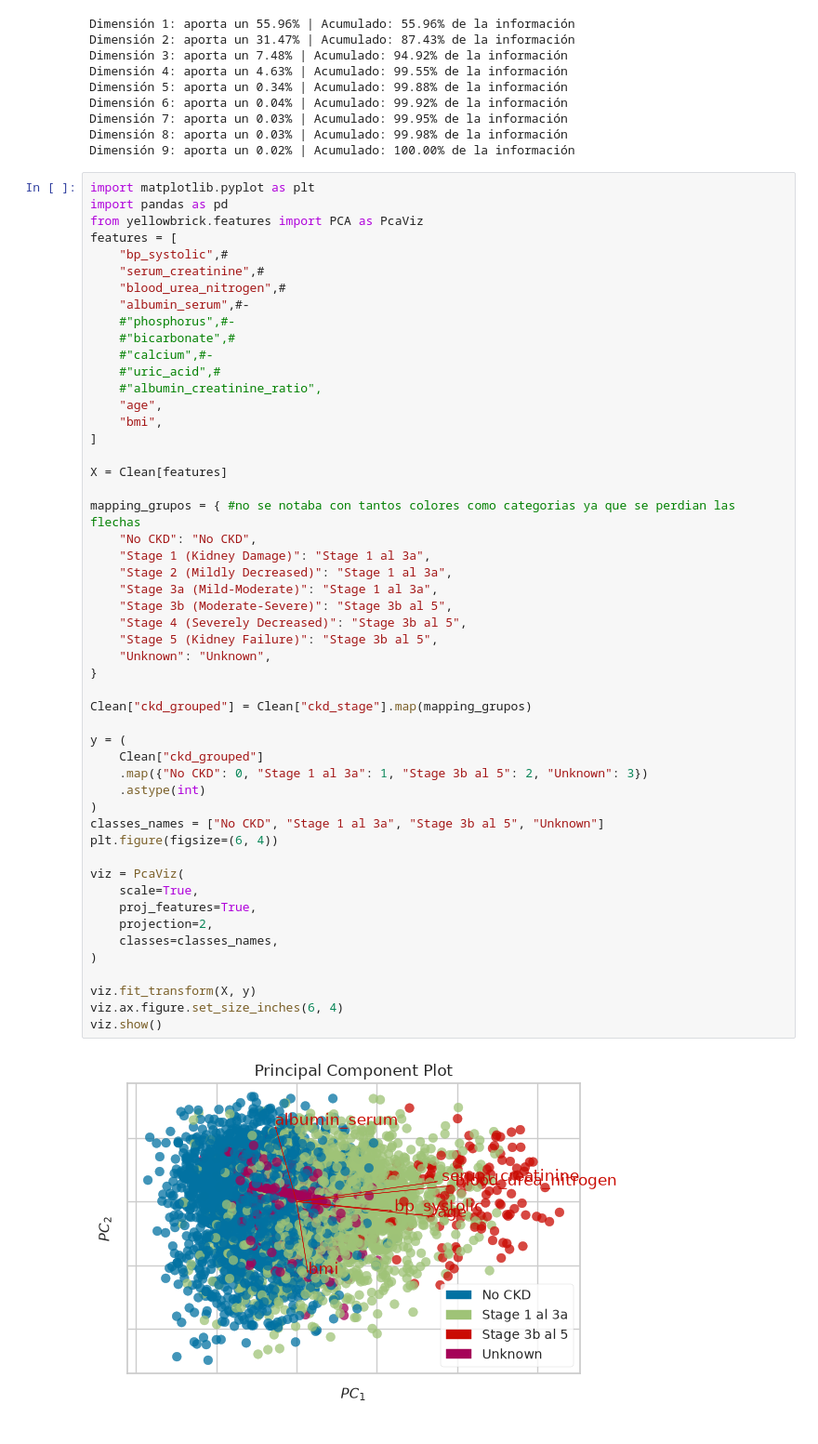
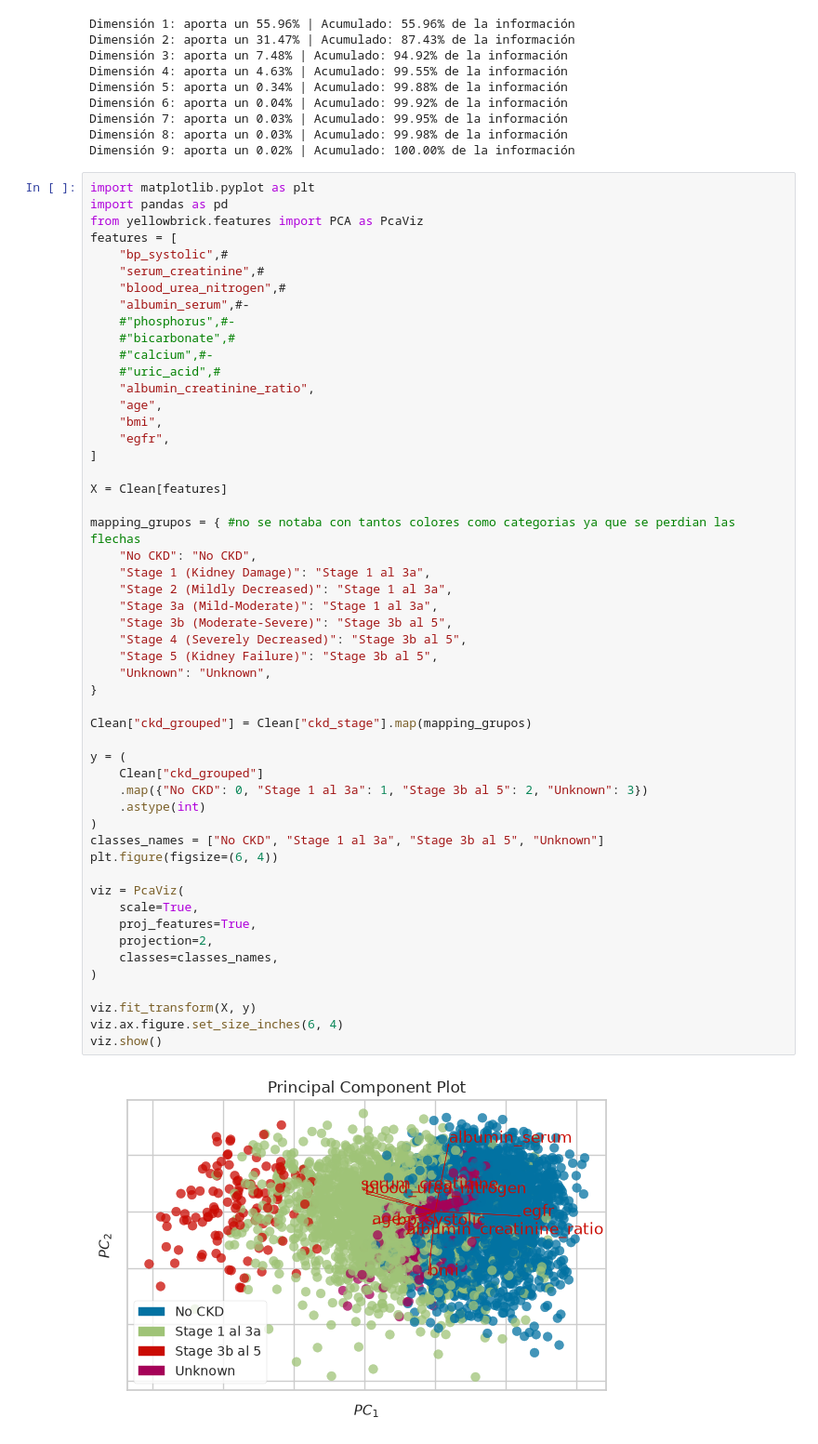
Before and after one commit to GonzaloManterola/Grupo27Ciencias, a Jupyter notebook: Main.ipynb, the cells around one changed output. Shown at 93% size. Cells and saved outputs as stored; diff of their text form.

```diff
--- a/Main.ipynb
+++ b/Main.ipynb
@@ -495,9 +495,10 @@ features = [
     #"bicarbonate",#
     #"calcium",#-
     #"uric_acid",#
-    #"albumin_creatinine_ratio",
+    "albumin_creatinine_ratio",
     "age",
     "bmi",
+    "egfr",
 ]
 
 X = Clean[features]
@@ -507,34 +508,34 @@ mapping_grupos = { #no se notaba con tantos colores como categorias ya que se pe
     "Stage 1 (Kidney Damage)": "Stage 1 al 3a",
     "Stage 2 (Mildly Decreased)": "Stage 1 al 3a",
     "Stage 3a (Mild-Moderate)": "Stage 1 al 3a",
     "Stage 3b (Moderate-Severe)": "Stage 3b al 5",
     "Stage 4 (Severely Decreased)": "Stage 3b al 5",
     "Stage 5 (Kidney Failure)": "Stage 3b al 5",
     "Unknown": "Unknown",
 }
 
 Clean["ckd_grouped"] = Clean["ckd_stage"].map(mapping_grupos)
 
 y = (
     Clean["ckd_grouped"]
     .map({"No CKD": 0, "Stage 1 al 3a": 1, "Stage 3b al 5": 2, "Unknown": 3})
     .astype(int)
 )
 classes_names = ["No CKD", "Stage 1 al 3a", "Stage 3b al 5", "Unknown"]
 plt.figure(figsize=(6, 4))
 
 viz = PcaViz(
     scale=True,
     proj_features=True,
     projection=2,
     classes=classes_names,
 )
 
 viz.fit_transform(X, y)
 viz.ax.figure.set_size_inches(6, 4)
 viz.show()
 # %% [output]
-[figure, old version]
+[figure, new version]
 <Axes: title={'center': 'Principal Component Plot'}, xlabel='$PC_1$', ylabel='$PC_2$'>
 # %%
 stage_map = {
```
Also changed, not shown: parts of 24 cells of this notebook.
